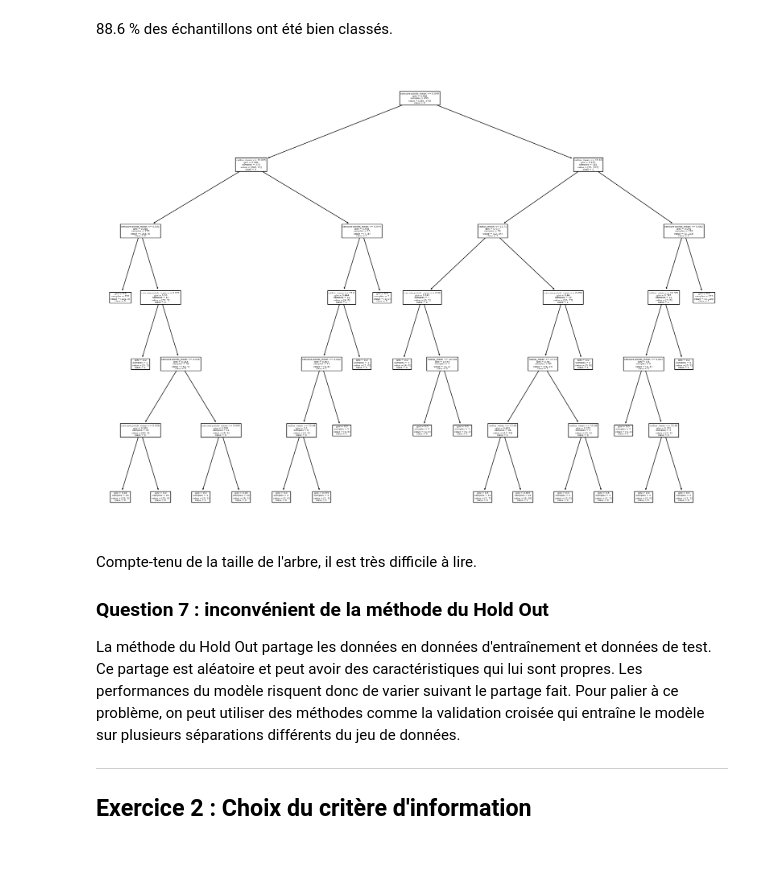
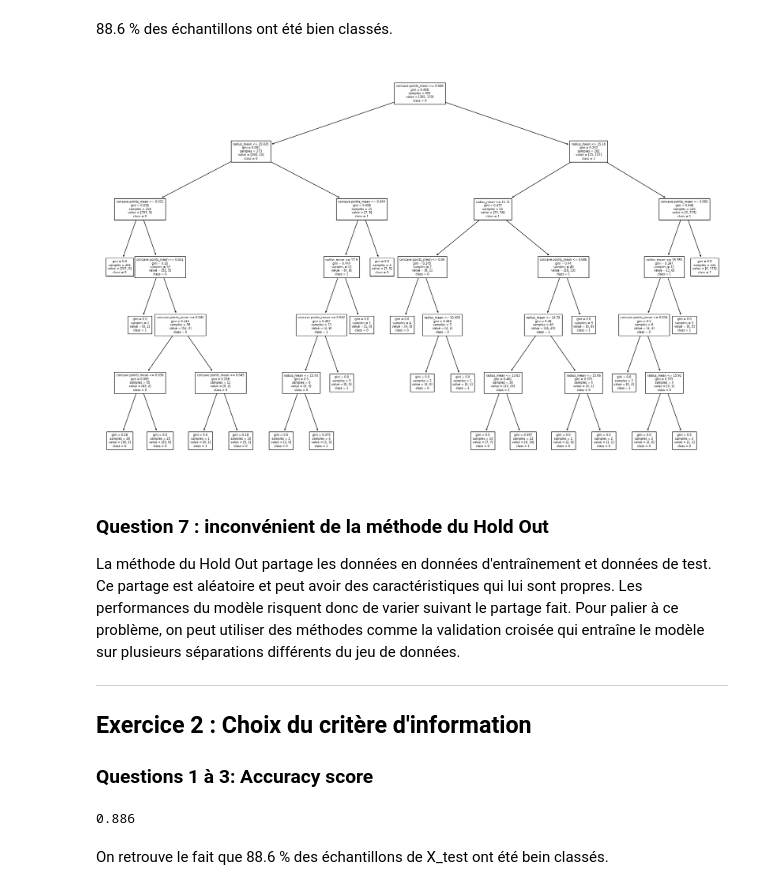
Before and after one commit to nlejay/projet_ML_supervise, a Jupyter notebook: projet_ML_lejay.ipynb, the cells around one changed output. Cells and saved outputs as stored; diff of their text form; code cells hidden in the pictures; blank space fills up the shorter version.

Commit message:
projet 2 exercice 2 calculs faits

```diff
--- a/projet_ML_lejay.ipynb
+++ b/projet_ML_lejay.ipynb
@@ -300,7 +300,6 @@ df_cancer.head()
 | 4 | 84358402 | M | 20.29 | 14.34 | 135.10 | 1297.0 | 0.10030 | ... |
 5 rows × 33 columns
 # %%
-df_cancer = df_cancer[['id','diagnosis','radius_mean','concave points_mean']]
 df_cancer.info()
 # %% [output]
 <class 'pandas.core.frame.DataFrame'>
@@ -317,3 +322,5 @@ memory usage: 17.9+ KB
+# %%
+df_cancer = df_cancer.drop('Unnamed: 32', axis=1)
 # %%
 df_cancer['diagnosis'].unique()
 # %% [output]
@@ -345,7 +340,7 @@ Il n'y a pas de valeurs manquantes, il n'y a bien que deux diagnostics et a prio
 from sklearn.model_selection import train_test_split
 
 # Séparations features-labels
-X = df_cancer.drop(['id', 'diagnosis'], axis=1)
+X = df_cancer[['radius_mean', 'concave points_mean']]
 y = df_cancer['diagnosis']
 
 # Remplacement des valeurs de y
@@ -399,22 +394,30 @@ print(round(dt.score(X_test, y_test)*100,1), "%")
 # %%
 plt.rcParams.update(plt.rcParamsDefault)
 
 feature_names = X_train.columns.tolist()
 classes = dt.classes_.astype('str').tolist()
 
-fig, ax = plt.subplots(figsize=(20,15))
+fig, ax = plt.subplots(figsize=(23,15))
 plot_tree(dt, feature_names=feature_names,
-          class_names=classes, ax=ax)
+          class_names=classes,
+          fontsize=6, ax=ax)
 
 plt.show()
 # %% [output]
-[figure, old version]
+[figure, new version]
 # %% [markdown]
-Compte-tenu de la taille de l'arbre, il est très difficile à lire.
-
 ### Question 7 : inconvénient de la méthode du Hold Out
 
 La méthode du Hold Out partage les données en données d'entraînement et données de test. Ce partage est aléatoire et peut avoir des caractéristiques qui lui sont propres. Les performances du modèle risquent donc de varier suivant le partage fait. Pour palier à ce problème, on peut utiliser des méthodes comme la validation croisée qui entraîne le modèle sur plusieurs séparations différents du jeu de données.
 
 ***
 ## Exercice 2 : Choix du critère d'information
+
+### Questions 1 à 3: Accuracy score
+# %%
+from sklearn.metrics import accuracy_score
+round(accuracy_score(y_test, y_pred),3)
+# %% [output]
+0.886
+# %% [markdown]
+On retrouve le fait que 88.6 % des échantillons de X_test ont été bein classés.
```
Also changed, not shown: parts of 10 cells of this notebook.
